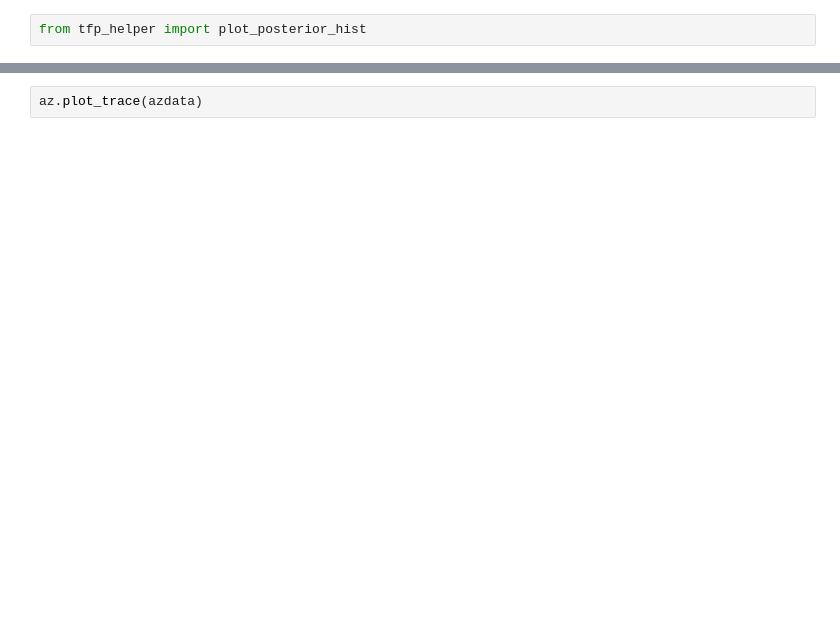
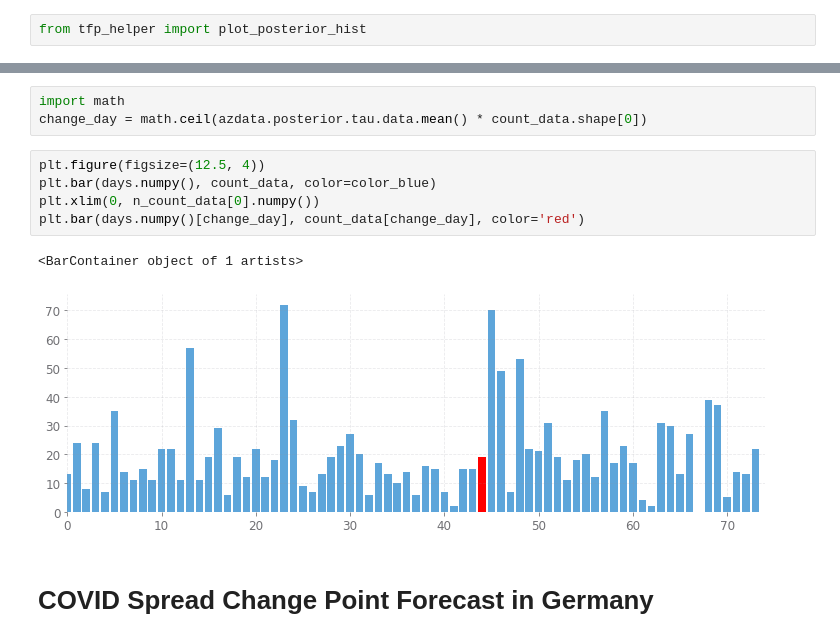
Before and after one commit to suriyadeepan/PracticalBayes, a Jupyter notebook: 2. Switch Point Analysis.ipynb, the cells around one changed output, grey strips where cells are left out. Cells and saved outputs as stored; diff of their text form; blank space fills up the shorter version.

```diff
--- a/2. Switch Point Analysis.ipynb
+++ b/2. Switch Point Analysis.ipynb
@@ -121,2 +119,13 @@ plot_posterior_hist(azdata, 'lambda_2')
-# %%
-az.plot_trace(azdata)
+# %%
+import math
+change_day = math.ceil(azdata.posterior.tau.data.mean() * count_data.shape[0])
+# %%
+plt.figure(figsize=(12.5, 4))
+plt.bar(days.numpy(), count_data, color=color_blue)
+plt.xlim(0, n_count_data[0].numpy())
+plt.bar(days.numpy()[change_day], count_data[change_day], color='red')
+# %% [output]
+<BarContainer object of 1 artists>
+[figure, added]
+# %% [markdown]
+# COVID Spread Change Point Forecast in Germany
```
Also changed, not shown: parts of 5 cells of this notebook, 1 other file.
